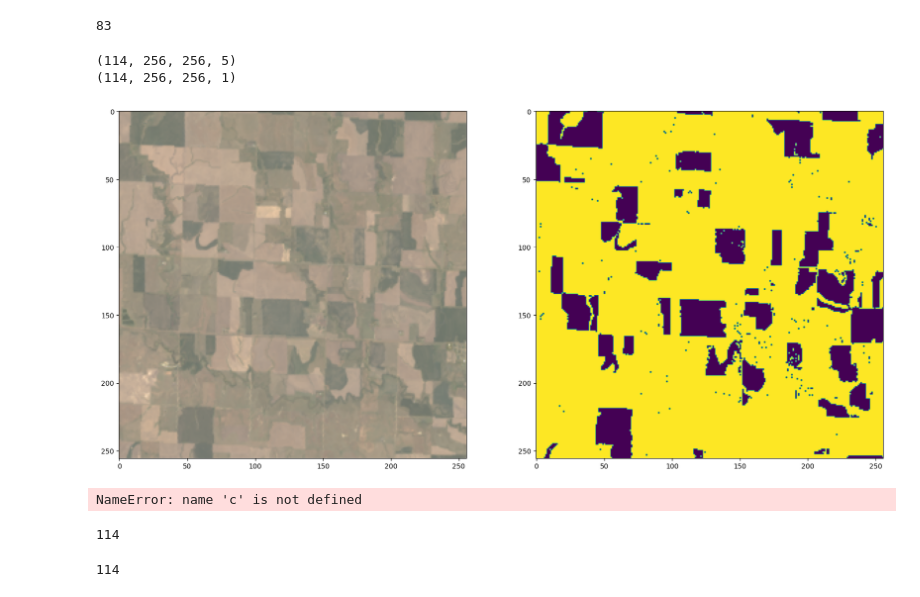
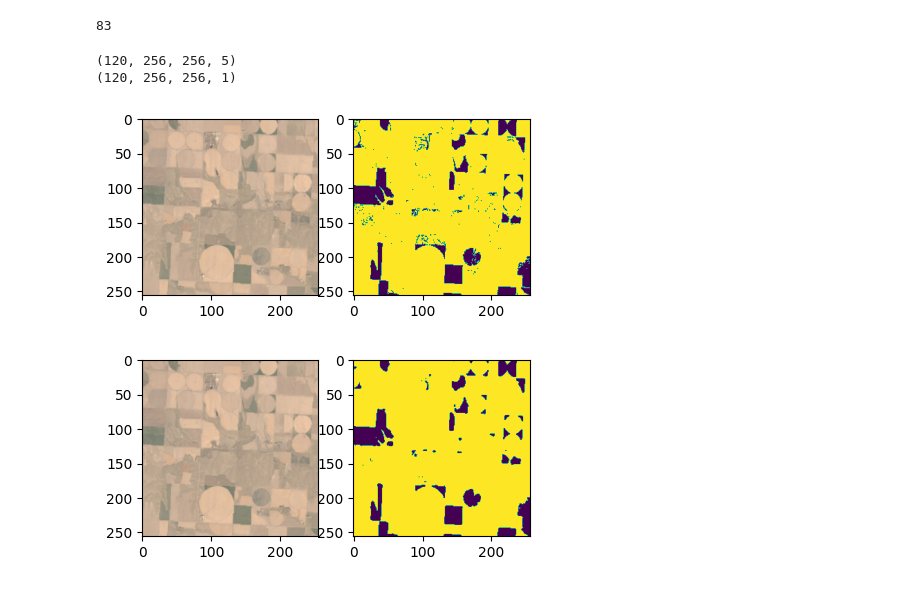
Before and after one commit to SulemanHamdani/Remote-Sensing, a Jupyter notebook: kansas_may.ipynb, the cells around one changed output. Drawn from its saved outputs; the diff is of its cells as text; code cells hidden in the pictures.

Commit message:
Data concatenated till June

```diff
--- a/kansas_may.ipynb
+++ b/kansas_may.ipynb
@@ -133,10 +134,10 @@ count
 np.save("kansas_may_image.npy", img_list)
 np.save("kansas_may_mask.npy", mask_list)
 # %%
-loaded_img = np.load("kansas_may_image.npy")
-loaded_mask = np.load("kansas_may_mask.npy")
+loaded_img = np.load("E:\AgriTech Internship\Data\Remote Sensing\LandSat\Kansas_april\kansas_april_image.npy")
+loaded_mask = np.load("E:\AgriTech Internship\Data\Remote Sensing\LandSat\Kansas_april\kansas_april_mask.npy")
 print(loaded_img.shape)
 print(loaded_mask.shape)
 # %% [output]
-(114, 256, 256, 5)
-(114, 256, 256, 1)
+(120, 256, 256, 5)
+(120, 256, 256, 1)
@@ -145,21 +144,11 @@ c = 2
 # %%
 
 mask2 = loaded_mask[110].copy()
 im2 = loaded_img[110][:,:,[2,1,0]].copy()
 im2 = im2/np.max(im2)
-fig, ax = plt.subplots(1, 2, figsize=(20, 10))
+fig, ax = plt.subplots(1, 2, figsize=(5, 5))
 ax[0].imshow(im2)
 ax[1].imshow(mask2)
 plt.show()
-c += 1
 # %% [output]
-[figure, old version]
+[figure, new version]
-NameError: name 'c' is not defined
-# %%
-count
-# %% [output]
-114
-# %%
-len(mask_list)
-# %% [output]
-114
@@ -165,0 +158,10 @@ len(mask_list)
+# %%
+mask2 = loaded_mask[110].copy()
+im2 = loaded_img[110][:,:,[2,1,0]].copy()
+im2 = im2/np.max(im2)
+fig, ax = plt.subplots(1, 2, figsize=(5, 5))
+ax[0].imshow(im2)
+ax[1].imshow(mask2)
+plt.show()
+# %% [output]
+[figure, added]
```
Also changed, not shown: parts of 4 cells of this notebook, 7 other files.
